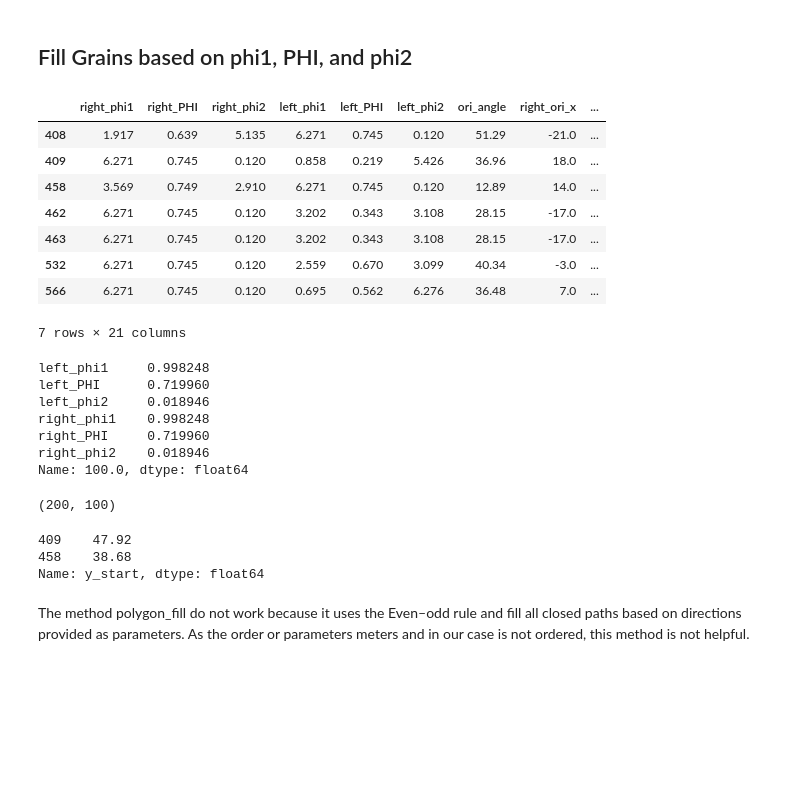
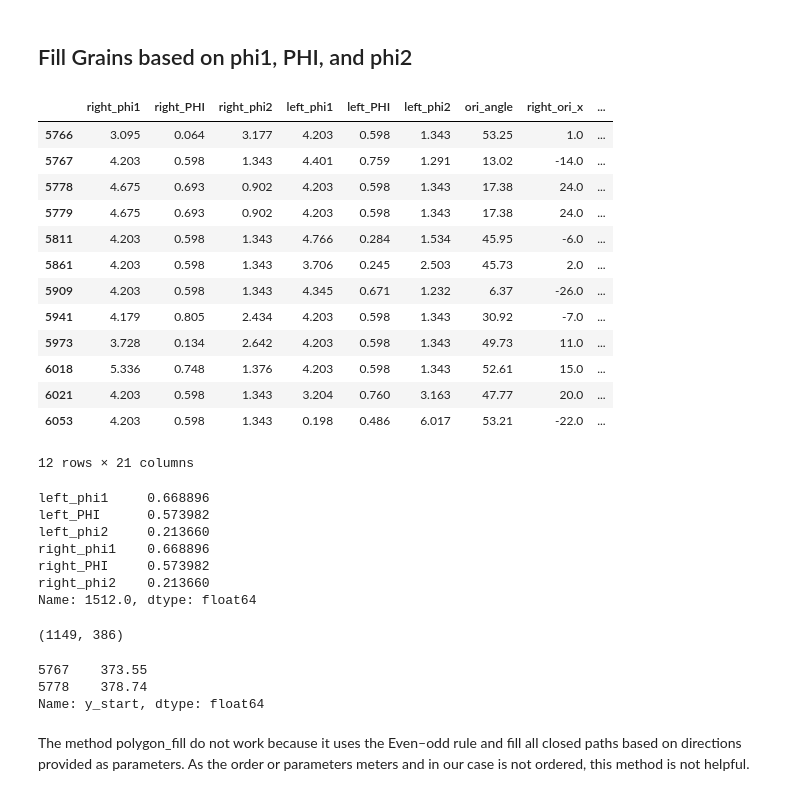
Before and after one commit to bruno-manoel-dbki/tantalum, a Jupyter notebook: source/Grain selection.ipynb, the cells around one changed output. Saved outputs shown, nothing was run; the diff lists cells and outputs as text; code cells hidden in the pictures; blank space fills up the shorter version.

```diff
--- a/source/Grain selection.ipynb
+++ b/source/Grain selection.ipynb
@@ -163,38 +163,43 @@ dtype: int64
 # %%
 df_grains_norm = (df_grains - df_grains.min()) / (df_grains.max() - df_grains.min())
 # %%
-grain = 100
+grain = 1512
 
 One_grain = df[(df["grain_right"] == grain) | (df["grain_left"] == grain)]
 One_grain
 # %% [output]
 |  | right_phi1 | right_PHI | right_phi2 | left_phi1 | left_PHI | left_phi2 | ori_angle | right_ori_x | ... |
-| 408 | 1.917 | 0.639 | 5.135 | 6.271 | 0.745 | 0.120 | 51.29 | -21.0 | ... |
-| 409 | 6.271 | 0.745 | 0.120 | 0.858 | 0.219 | 5.426 | 36.96 | 18.0 | ... |
-| 458 | 3.569 | 0.749 | 2.910 | 6.271 | 0.745 | 0.120 | 12.89 | 14.0 | ... |
-| 462 | 6.271 | 0.745 | 0.120 | 3.202 | 0.343 | 3.108 | 28.15 | -17.0 | ... |
-| 463 | 6.271 | 0.745 | 0.120 | 3.202 | 0.343 | 3.108 | 28.15 | -17.0 | ... |
-| 532 | 6.271 | 0.745 | 0.120 | 2.559 | 0.670 | 3.099 | 40.34 | -3.0 | ... |
-| 566 | 6.271 | 0.745 | 0.120 | 0.695 | 0.562 | 6.276 | 36.48 | 7.0 | ... |
+| 5766 | 3.095 | 0.064 | 3.177 | 4.203 | 0.598 | 1.343 | 53.25 | 1.0 | ... |
+| 5767 | 4.203 | 0.598 | 1.343 | 4.401 | 0.759 | 1.291 | 13.02 | -14.0 | ... |
+| 5778 | 4.675 | 0.693 | 0.902 | 4.203 | 0.598 | 1.343 | 17.38 | 24.0 | ... |
+| 5779 | 4.675 | 0.693 | 0.902 | 4.203 | 0.598 | 1.343 | 17.38 | 24.0 | ... |
+| 5811 | 4.203 | 0.598 | 1.343 | 4.766 | 0.284 | 1.534 | 45.95 | -6.0 | ... |
+| 5861 | 4.203 | 0.598 | 1.343 | 3.706 | 0.245 | 2.503 | 45.73 | 2.0 | ... |
+| 5909 | 4.203 | 0.598 | 1.343 | 4.345 | 0.671 | 1.232 | 6.37 | -26.0 | ... |
+| 5941 | 4.179 | 0.805 | 2.434 | 4.203 | 0.598 | 1.343 | 30.92 | -7.0 | ... |
+| 5973 | 3.728 | 0.134 | 2.642 | 4.203 | 0.598 | 1.343 | 49.73 | 11.0 | ... |
+| 6018 | 5.336 | 0.748 | 1.376 | 4.203 | 0.598 | 1.343 | 52.61 | 15.0 | ... |
+| 6021 | 4.203 | 0.598 | 1.343 | 3.204 | 0.760 | 3.163 | 47.77 | 20.0 | ... |
+| 6053 | 4.203 | 0.598 | 1.343 | 0.198 | 0.486 | 6.017 | 53.21 | -22.0 | ... |
-7 rows × 21 columns
+12 rows × 21 columns
 # %%
 #del mask
 grain_info = df_grains_norm.loc[grain,:]
 grain_info
 # %% [output]
-left_phi1     0.998248
-left_PHI      0.719960
-left_phi2     0.018946
-right_phi1    0.998248
-right_PHI     0.719960
-right_phi2    0.018946
-Name: 100.0, dtype: float64
+left_phi1     0.668896
+left_PHI      0.573982
+left_phi2     0.213660
+right_phi1    0.668896
+right_PHI     0.573982
+right_phi2    0.213660
+Name: 1512.0, dtype: float64
 # %%
 
-width = 200#int(max([max(One_grain.x_end),max(One_grain.x_start)]))+1
-height = 100#int(max([max(One_grain.y_end),max(One_grain.y_start)]))+1
+width = int(max([max(One_grain.x_end),max(One_grain.x_start)]))+1
+height = int(max([max(One_grain.y_end),max(One_grain.y_start)]))+1
 
 width,height
 # %% [output]
-(200, 100)
+(1149, 386)
 # %%
@@ -203,8 +208,8 @@ y_center = int(One_grain[['y_start','y_end']].mean().mean())
 # %%
 One_grain.y_start.iloc[1:3]
 # %% [output]
-409    47.92
-458    38.68
+5767    373.55
+5778    378.74
 Name: y_start, dtype: float64
 # %% [markdown]
 The method polygon_fill do not work because it uses the Even–odd rule and fill all closed paths based on directions provided as parameters. As the order or parameters meters and in our case is not ordered, this method is not helpful.
```
Also changed, not shown: parts of 30 cells of this notebook.
